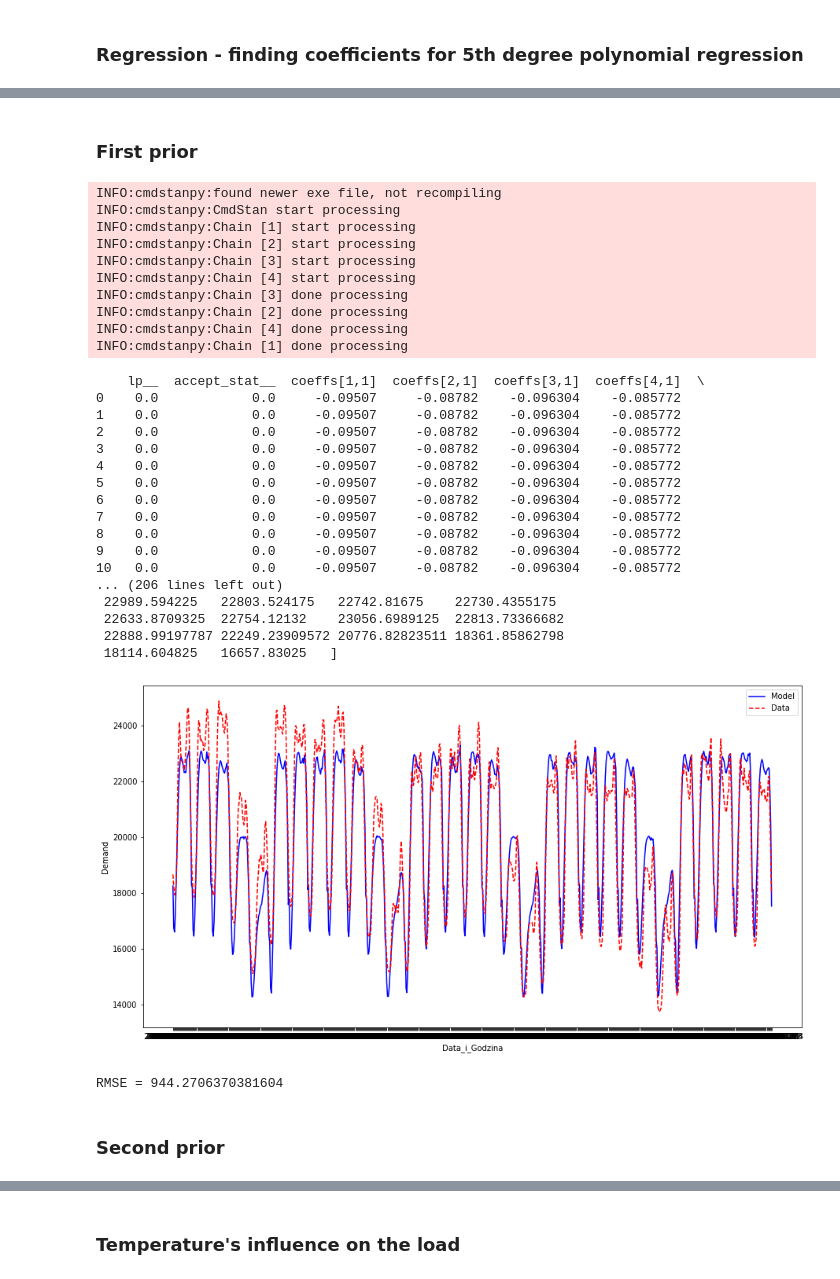
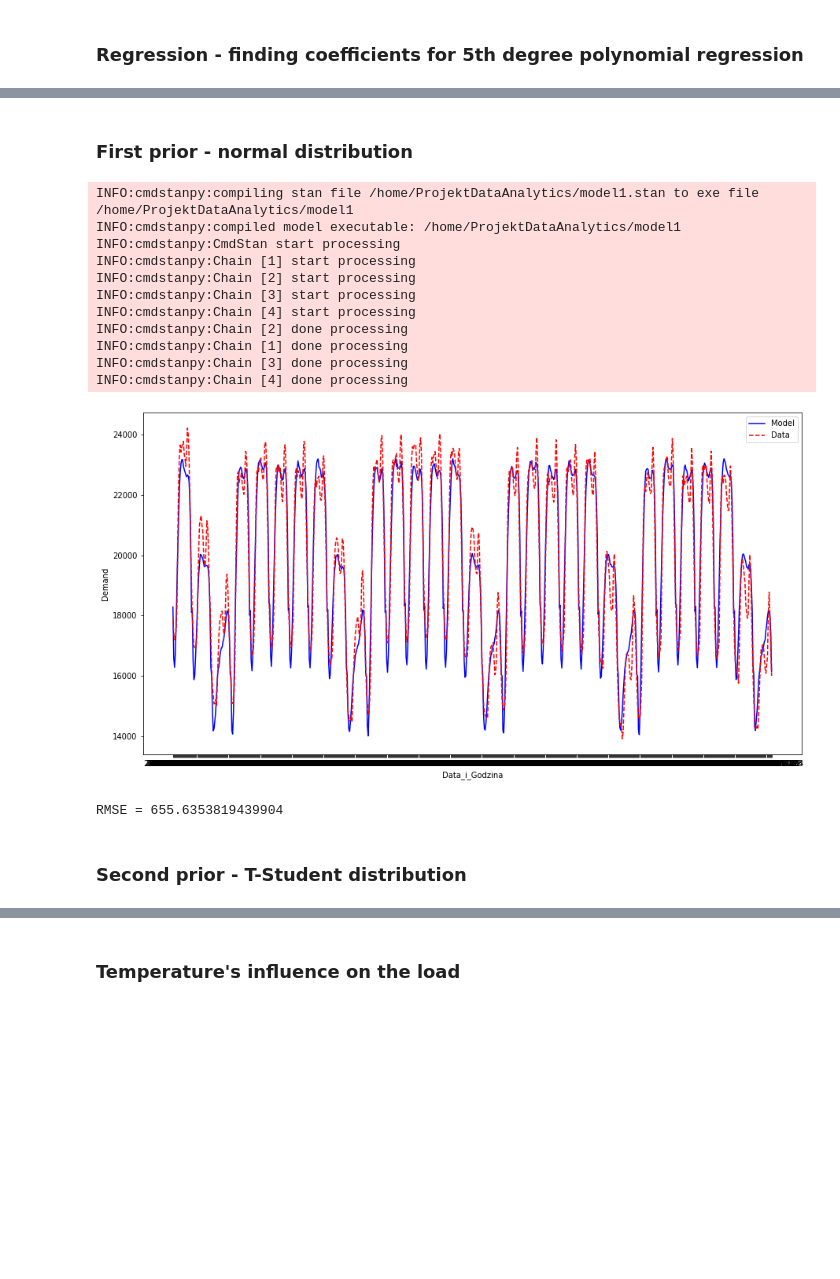
Before and after one commit to pilarskimarcin/ProjektDataAnalytics, a Jupyter notebook: model.ipynb, the cells around one changed output, grey strips where cells are left out. Cells and saved outputs as stored; diff of their text form; code cells hidden in the pictures; blank space fills up the shorter version.

```diff
--- a/model.ipynb
+++ b/model.ipynb
@@ -72,55 +86,38 @@ for day in range(7):
 ... (3 outputs left out)
 # %% [markdown]
-### First prior
+### First prior - normal distribution
 # %%
 model_ppc=CmdStanModel(stan_file='model1.stan')
 ppc = model_ppc.sample(show_progress=False, data=dict(
-    N=len(df_zapotrzebowanie), day_of_week=df_zapotrzebowanie["Dzień tygodnia"].values, hour=df_zapotrzebowanie["Godzina"].values
+    N=len(df_zapotrzebowanie), day_of_week=df_zapotrzebowanie["Dzień tygodnia"].values, hour=df_zapotrzebowanie["Godzina"].values,
+    coeffs=coeffs
     ))
 df_ppc = ppc.draws_pd()
-print(df_ppc.head(50))
 df_ppc_mean = df_ppc.mean()[[f"demand[{i}]" for i in range(1, 744)]]
-print(df_ppc_mean.head(50).to_numpy())
 plt.figure(figsize=(15, 8))
 plt.plot(df_zapotrzebowanie["Data_i_Godzina"], df_ppc_mean, "b-",
          df_zapotrzebowanie["Data_i_Godzina"], df_zapotrzebowanie["Krajowe zapotrzebowanie na moc"], "r--")
 plt.xlabel("Data_i_Godzina")
 plt.ylabel("Demand")
 plt.legend(["Model", "Data"])
 plt.show()
 print(f'RMSE = {mean_squared_error(df_zapotrzebowanie["Krajowe zapotrzebowanie na moc"].values, df_ppc_mean.values, squared=False)}')
 # %% [output]
-INFO:cmdstanpy:found newer exe file, not recompiling
+INFO:cmdstanpy:compiling stan file /home/ProjektDataAnalytics/model1.stan to exe file /home/ProjektDataAnalytics/model1
+INFO:cmdstanpy:compiled model executable: /home/ProjektDataAnalytics/model1
 INFO:cmdstanpy:CmdStan start processing
 INFO:cmdstanpy:Chain [1] start processing
 INFO:cmdstanpy:Chain [2] start processing
 INFO:cmdstanpy:Chain [3] start processing
 INFO:cmdstanpy:Chain [4] start processing
+INFO:cmdstanpy:Chain [2] done processing
+INFO:cmdstanpy:Chain [1] done processing
 INFO:cmdstanpy:Chain [3] done processing
-INFO:cmdstanpy:Chain [2] done processing
 INFO:cmdstanpy:Chain [4] done processing
-INFO:cmdstanpy:Chain [1] done processing
+[figure, new version]
-    lp__  accept_stat__  coeffs[1,1]  coeffs[2,1]  coeffs[3,1]  coeffs[4,1]  \
-0    0.0            0.0     -0.09507     -0.08782    -0.096304    -0.085772
-1    0.0            0.0     -0.09507     -0.08782    -0.096304    -0.085772
-2    0.0            0.0     -0.09507     -0.08782    -0.096304    -0.085772
-3    0.0            0.0     -0.09507     -0.08782    -0.096304    -0.085772
-4    0.0            0.0     -0.09507     -0.08782    -0.096304    -0.085772
-5    0.0            0.0     -0.09507     -0.08782    -0.096304    -0.085772
-6    0.0            0.0     -0.09507     -0.08782    -0.096304    -0.085772
-7    0.0            0.0     -0.09507     -0.08782    -0.096304    -0.085772
-8    0.0            0.0     -0.09507     -0.08782    -0.096304    -0.085772
-9    0.0            0.0     -0.09507     -0.08782    -0.096304    -0.085772
-10   0.0            0.0     -0.09507     -0.08782    -0.096304    -0.085772
-... (206 lines left out)
- 22989.594225   22803.524175   22742.81675    22730.4355175
- 22633.8709325  22754.12132    23056.6989125  22813.73366682
- 22888.99197787 22249.23909572 20776.82823511 18361.85862798
- 18114.604825   16657.83025   ]
+RMSE = 655.6353819439904
-[figure, old version]
-RMSE = 944.2706370381604
 # %% [markdown]
-### Second prior
+### Second prior - T-Student distribution
 # %%
 model_ppc2=CmdStanModel(stan_file='model2.stan')
 for nu in [1, 2, 3, 5, 10, 100]:
```
Also changed, not shown: parts of 10 cells of this notebook, 56 other files.
